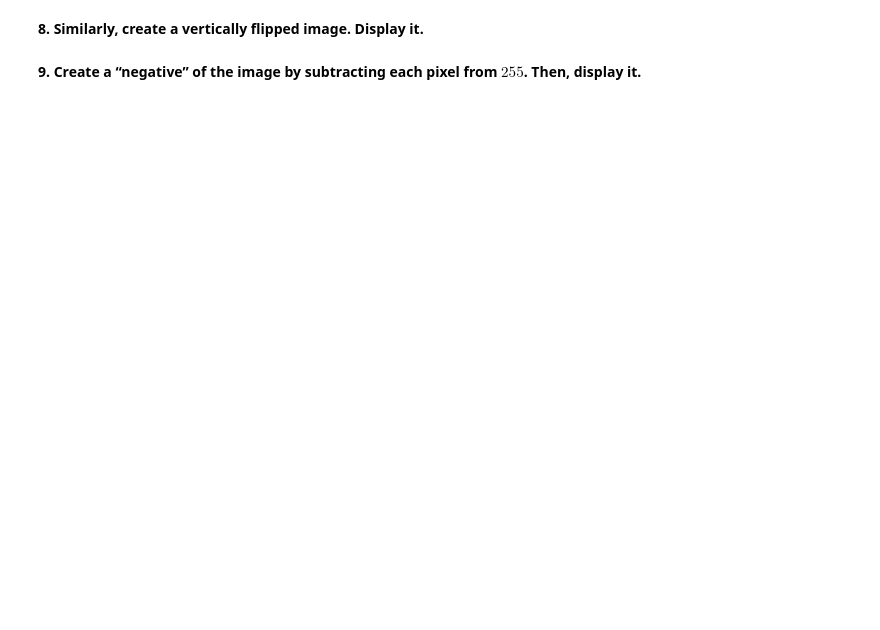
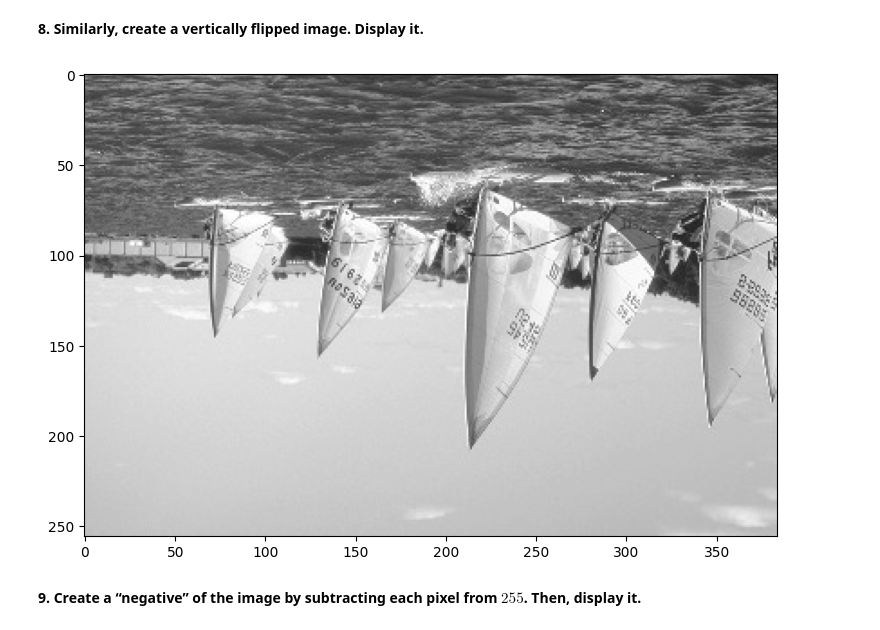
Before and after one commit to cdavin2/dsp_lab10a, a Jupyter notebook: lab10a_final_report.ipynb, the cells around one changed output. Saved outputs shown, nothing was run; the diff lists cells and outputs as text; code cells hidden in the pictures; blank space fills up the shorter version.

```diff
--- a/lab10a_final_report.ipynb
+++ b/lab10a_final_report.ipynb
@@ -82,2 +118,8 @@ plt.show()
+# %%
+yacht_vflip = yacht[::-1]
+plt.imshow(yacht_vflip, cmap='gray', vmin=0, vmax=255)
+plt.show()
+# %% [output]
+[figure, added]
 # %% [markdown]
 **9. Create a “negative” of the image by subtracting each pixel from $255$. Then, display it.**
```
Also changed, not shown: parts of 42 cells of this notebook.
